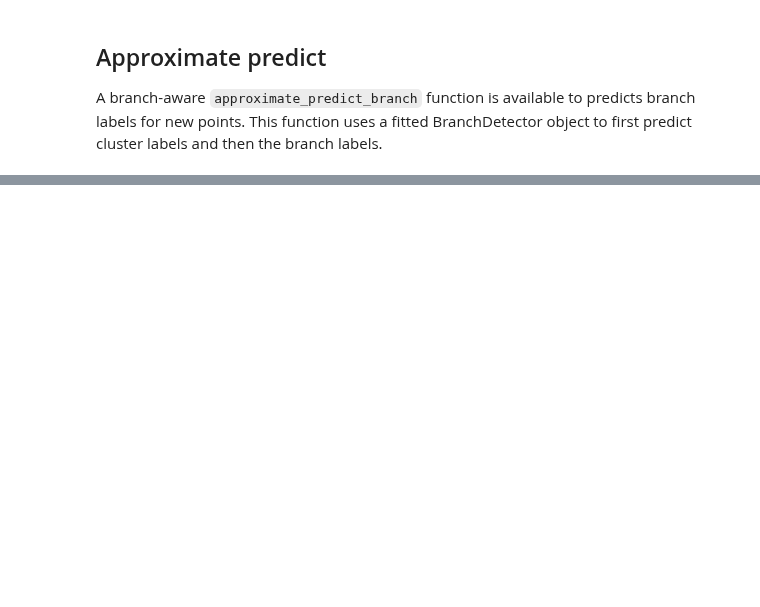
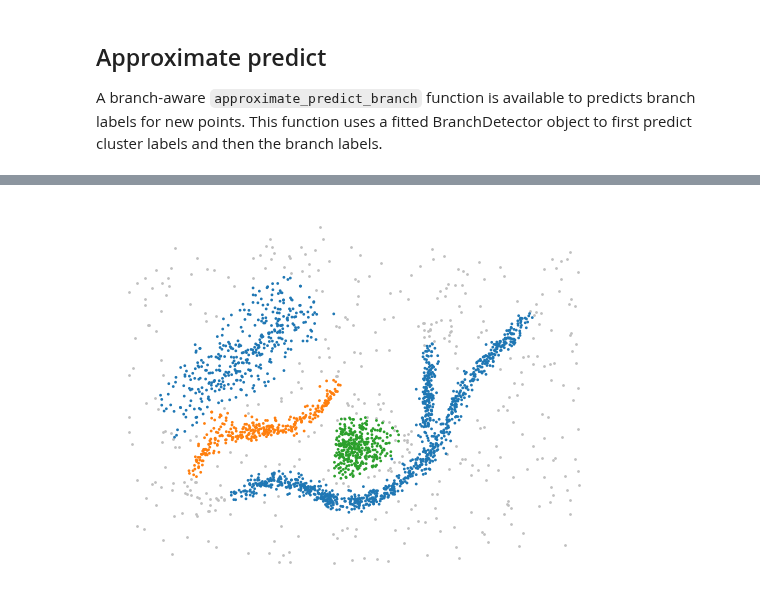
Before and after one commit to scikit-learn-contrib/hdbscan, a Jupyter notebook: notebooks/How to detect branches.ipynb, the cells around one changed output, grey strips where cells are left out. Drawn from its saved outputs; the diff is of its cells as text; code cells hidden in the pictures; blank space fills up the shorter version.

```diff
--- a/notebooks/How to detect branches.ipynb
+++ b/notebooks/How to detect branches.ipynb
@@ -281,0 +306,9 @@ plt.show()
+# %%
+# Invalid labels cannot find branches!
+custom_labels = clusterer.labels_.copy()
+custom_labels[clusterer.labels_ == 2] = 0
+custom_labels[clusterer.labels_ == 3] = 2
+branch_detector.fit(clusterer, custom_labels)
+plot(branch_detector.labels_)
+# %% [output]
+[figure, added]
```
Also changed, not shown: parts of 12 cells of this notebook, 19 other files.
